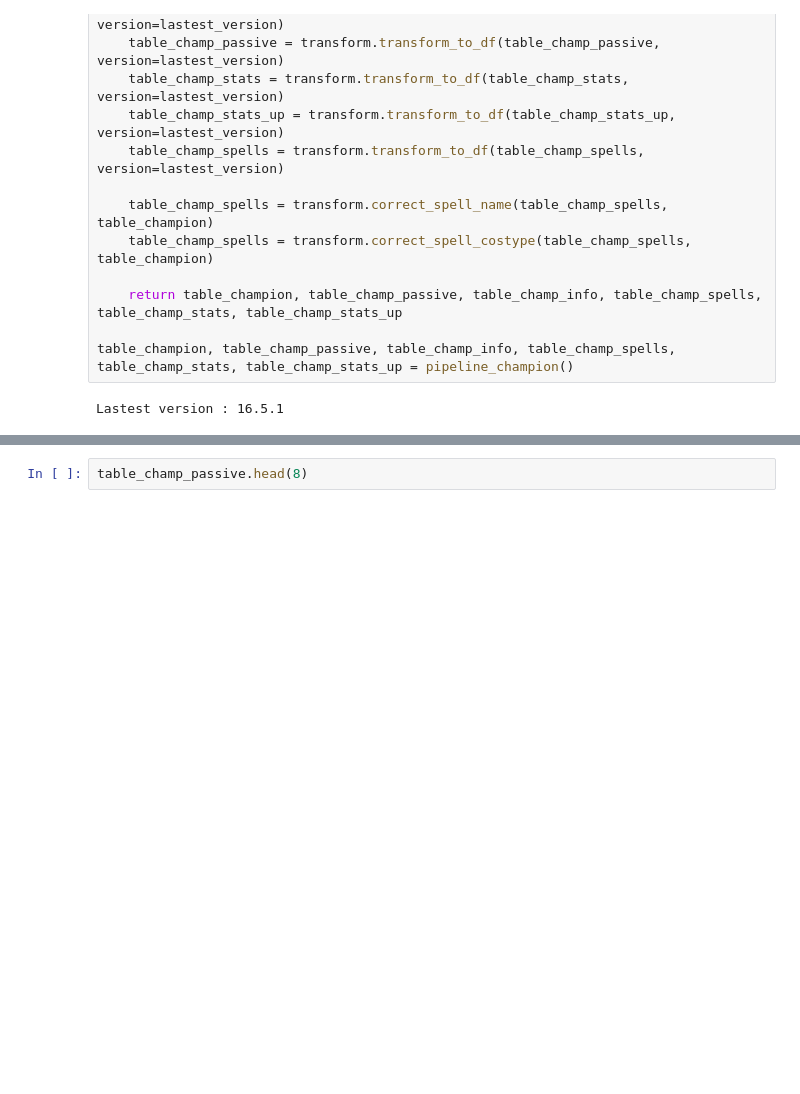
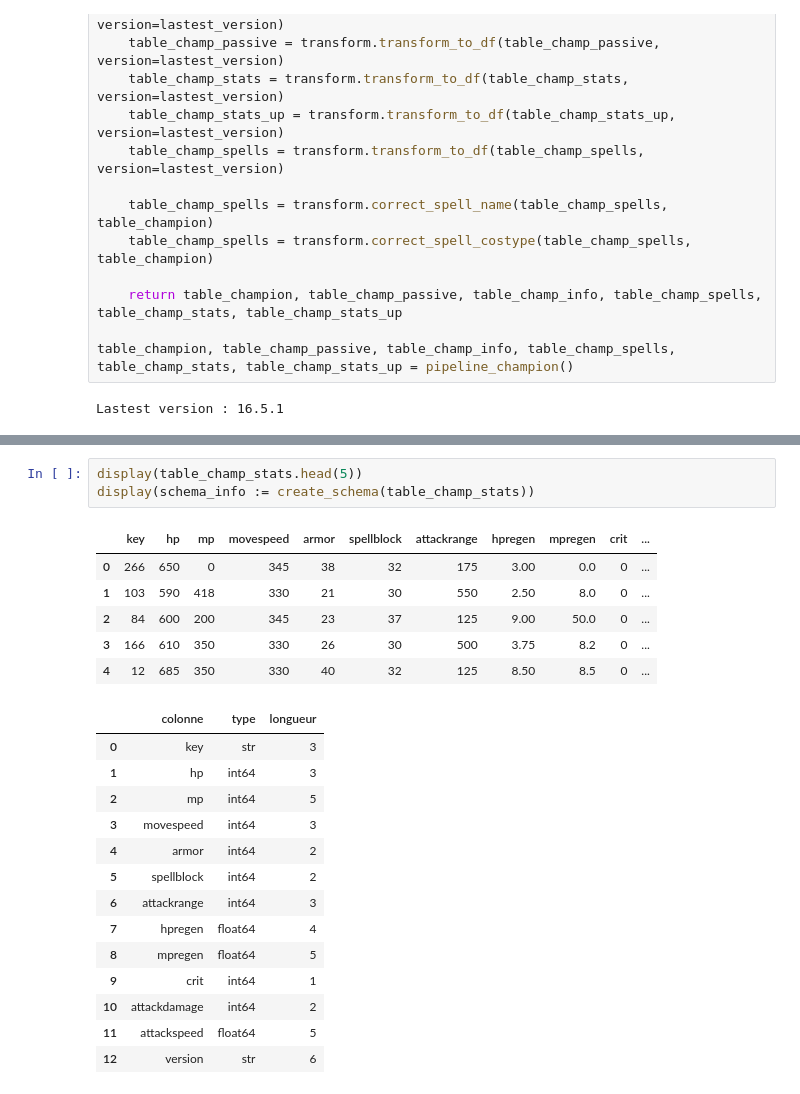
Before and after one commit to NajimDja/League-of-Legends, a Jupyter notebook: notebook/champion.ipynb, the cells around one changed output, grey strips where cells are left out. Drawn from its saved outputs; the diff is of its cells as text; blank space fills up the shorter version.

```diff
--- a/notebook/champion.ipynb
+++ b/notebook/champion.ipynb
@@ -384,3 +348,25 @@ table_champ_info.head(8)
 # %%
-table_champ_passive.head(8)
+display(table_champ_stats.head(5))
+display(schema_info := create_schema(table_champ_stats))
+# %% [output]
+|  | key | hp | mp | movespeed | armor | spellblock | attackrange | hpregen | mpregen | crit | ... |
+| 0 | 266 | 650 | 0 | 345 | 38 | 32 | 175 | 3.00 | 0.0 | 0 | ... |
+| 1 | 103 | 590 | 418 | 330 | 21 | 30 | 550 | 2.50 | 8.0 | 0 | ... |
+| 2 | 84 | 600 | 200 | 345 | 23 | 37 | 125 | 9.00 | 50.0 | 0 | ... |
+| 3 | 166 | 610 | 350 | 330 | 26 | 30 | 500 | 3.75 | 8.2 | 0 | ... |
+| 4 | 12 | 685 | 350 | 330 | 40 | 32 | 125 | 8.50 | 8.5 | 0 | ... |
+|  | colonne | type | longueur |
+| 0 | key | str | 3 |
+| 1 | hp | int64 | 3 |
+| 2 | mp | int64 | 5 |
+| 3 | movespeed | int64 | 3 |
+| 4 | armor | int64 | 2 |
+| 5 | spellblock | int64 | 2 |
+| 6 | attackrange | int64 | 3 |
+| 7 | hpregen | float64 | 4 |
+| 8 | mpregen | float64 | 5 |
+| 9 | crit | int64 | 1 |
+| 10 | attackdamage | int64 | 2 |
+| 11 | attackspeed | float64 | 5 |
+| 12 | version | str | 6 |
 # %%
```
Also changed, not shown: parts of 13 cells of this notebook, 1 other file.
